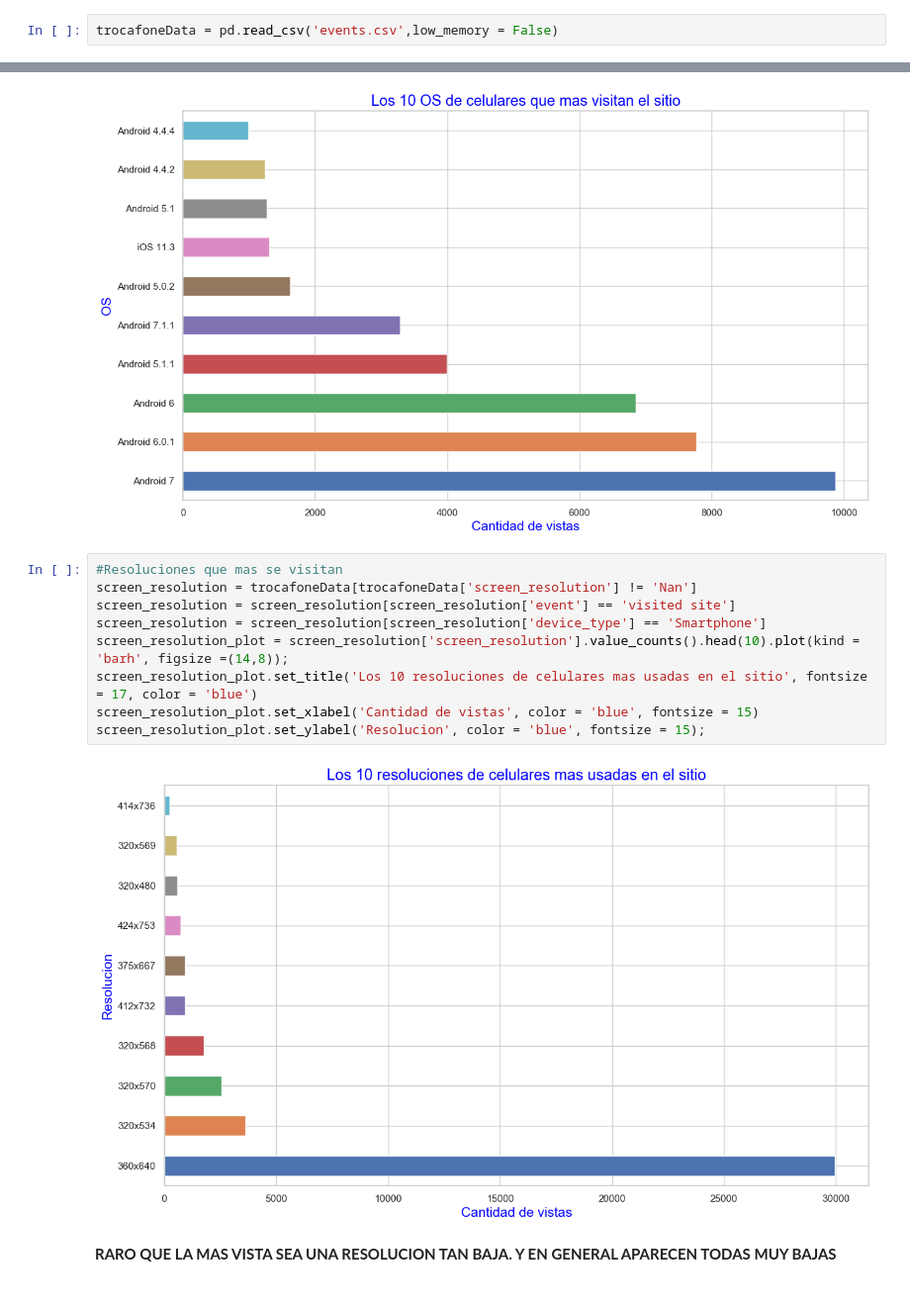
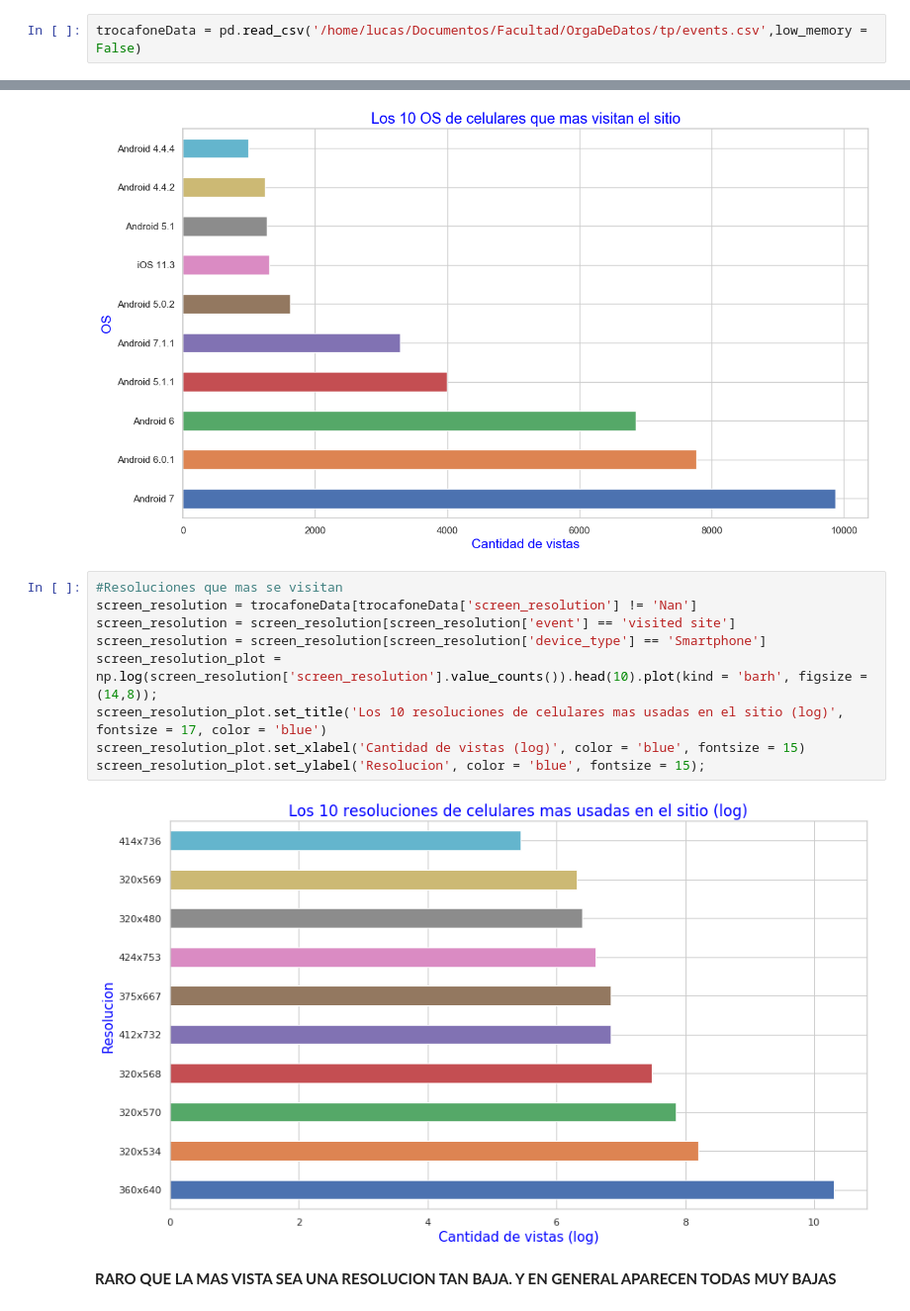
Before and after one commit to Blaz77/DatosReloaded, a Jupyter notebook: TP1/Exploracion_Trocafone.ipynb, the cells around one changed output, grey strips where cells are left out. Shown at 99% size. Cells and saved outputs as stored; diff of their text form.

```diff
--- a/TP1/Exploracion_Trocafone.ipynb
+++ b/TP1/Exploracion_Trocafone.ipynb
@@ -11,7 +11,7 @@ plt.style.use('default')
 
 sbn.set(style="whitegrid")
 # %%
-trocafoneData = pd.read_csv('events.csv',low_memory = False)
+trocafoneData = pd.read_csv('/home/lucas/Documentos/Facultad/OrgaDeDatos/tp/events.csv',low_memory = False)
 # %%
 trocafoneData.head()
 # %% [output]
@@ -119,14 +129,14 @@ osData_plot.set_ylabel('OS', color = 'blue', fontsize = 15);
 # %%
 #Resoluciones que mas se visitan
 screen_resolution = trocafoneData[trocafoneData['screen_resolution'] != 'Nan']
 screen_resolution = screen_resolution[screen_resolution['event'] == 'visited site']
 screen_resolution = screen_resolution[screen_resolution['device_type'] == 'Smartphone']
-screen_resolution_plot = screen_resolution['screen_resolution'].value_counts().head(10).plot(kind = 'barh', figsize =(14,8));
-screen_resolution_plot.set_title('Los 10 resoluciones de celulares mas usadas en el sitio', fontsize = 17, color = 'blue')
-screen_resolution_plot.set_xlabel('Cantidad de vistas', color = 'blue', fontsize = 15)
+screen_resolution_plot = np.log(screen_resolution['screen_resolution'].value_counts()).head(10).plot(kind = 'barh', figsize =(14,8));
+screen_resolution_plot.set_title('Los 10 resoluciones de celulares mas usadas en el sitio (log)', fontsize = 17, color = 'blue')
+screen_resolution_plot.set_xlabel('Cantidad de vistas (log)', color = 'blue', fontsize = 15)
 screen_resolution_plot.set_ylabel('Resolucion', color = 'blue', fontsize = 15);
 # %% [output]
-[figure, old version]
+[figure, new version]
 # %% [markdown]
 **RARO QUE LA MAS VISTA SEA UNA RESOLUCION TAN BAJA. Y EN GENERAL APARECEN TODAS MUY BAJAS**
 # %%
```
Also changed, not shown: parts of 1 cell of this notebook.
